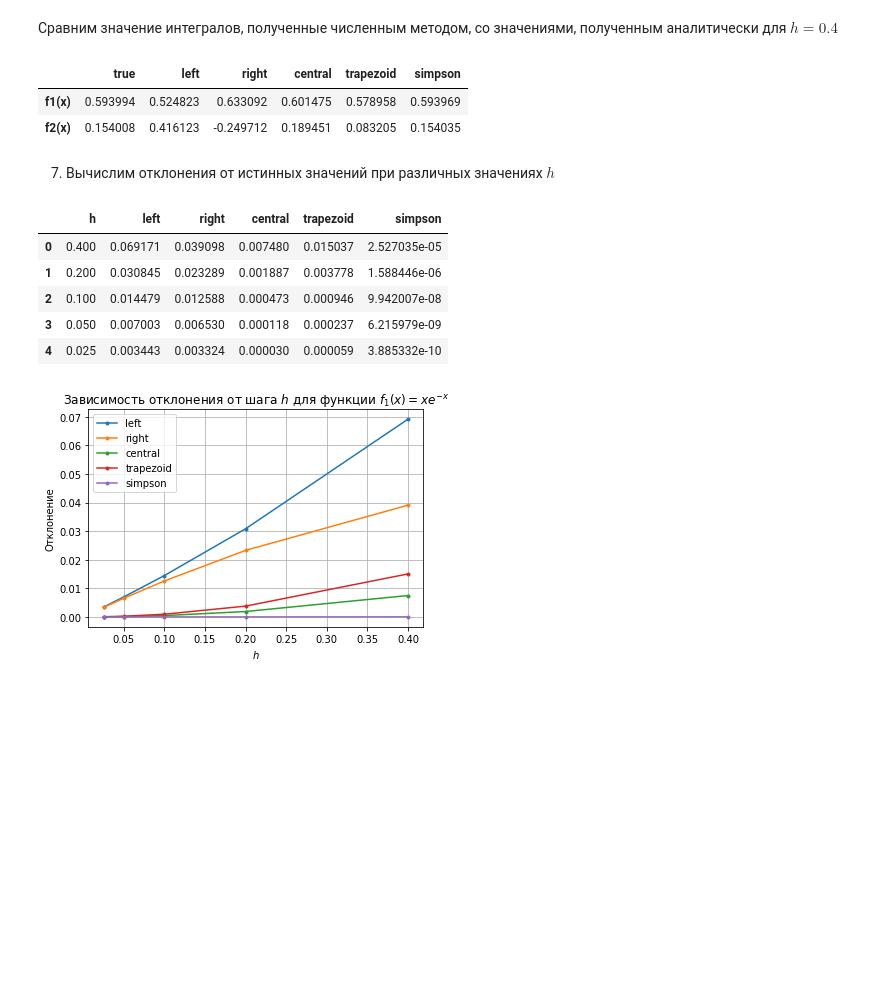
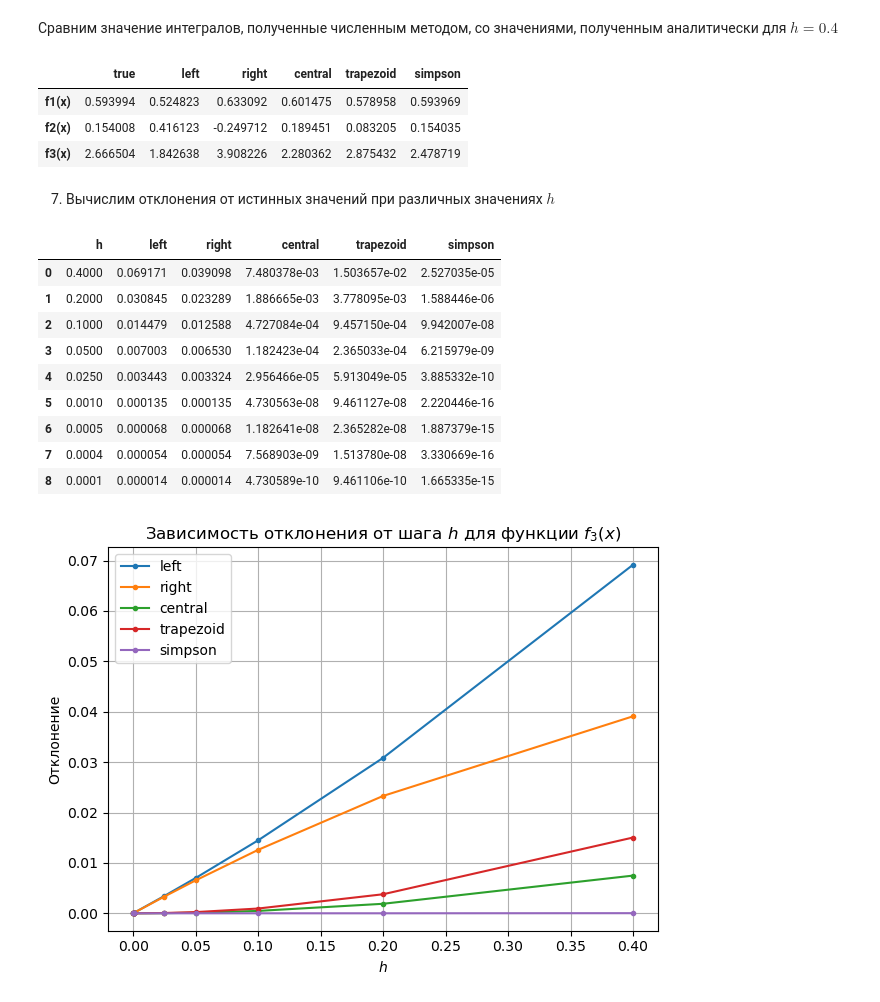
Before and after one commit to alexmoroz002/Appl-Math, a Jupyter notebook: lab-1_am.ipynb, the cells around one changed output. Drawn from its saved outputs; the diff is of its cells as text; code cells hidden in the pictures; blank space fills up the shorter version.

```diff
--- a/lab-1_am.ipynb
+++ b/lab-1_am.ipynb
@@ -271,46 +283,54 @@ int_res = pd.DataFrame({'true': [], 'left':[], 'right':[], 'central':[], 'trapez
 int_methods = [left_int, right_int, central_int, trapezoid_int, simpson_int]
 int_res.loc[len(int_res)] = [f1_int()] + [integrate(f1, method, h) for method in int_methods]
 int_res.loc[len(int_res)] = [f2_int()] + [integrate(f2, method, h) for method in int_methods]
-int_res.index = ['f1(x)', 'f2(x)']
+int_res.loc[len(int_res)] = [f3_int()] + [integrate(f3, method, h) for method in int_methods]
+int_res.index = ['f1(x)', 'f2(x)', 'f3(x)']
 int_res
 # %% [output]
 |  | true | left | right | central | trapezoid | simpson |
 | f1(x) | 0.593994 | 0.524823 | 0.633092 | 0.601475 | 0.578958 | 0.593969 |
 | f2(x) | 0.154008 | 0.416123 | -0.249712 | 0.189451 | 0.083205 | 0.154035 |
+| f3(x) | 2.666504 | 1.842638 | 3.908226 | 2.280362 | 2.875432 | 2.478719 |
 # %% [markdown]
 7. Вычислим отклонения от истинных значений при различных значениях $h$
 # %%
 def integration_error(func, h, func_true):
     int_methods = [left_int, right_int, central_int, trapezoid_int, simpson_int]
-    return [abs(integrate(func, method, h) - func_true) for method in int_methods]
+    u = [abs(integrate(func, method, h) - func_true) for method in int_methods]
+    return u
 # %%
 diffs_f1 = pd.DataFrame({'h':[], 'left':[], 'right':[], 'central':[], 'trapezoid': [], 'simpson': []})
-h_vars = [0.4, 0.2, 0.1, 0.05, 0.025]
+h_vars = [0.4, 0.2, 0.1, 0.05, 0.025, 0.001, 0.0005, 0.0004, 0.0001]
 for h_var in h_vars:
   diffs_f1.loc[len(diffs_f1.index)] = [h_var] + integration_error(f1, h_var, f1_int())
 diffs_f1
 # %% [output]
 |  | h | left | right | central | trapezoid | simpson |
-| 0 | 0.400 | 0.069171 | 0.039098 | 0.007480 | 0.015037 | 2.527035e-05 |
-| 1 | 0.200 | 0.030845 | 0.023289 | 0.001887 | 0.003778 | 1.588446e-06 |
-| 2 | 0.100 | 0.014479 | 0.012588 | 0.000473 | 0.000946 | 9.942007e-08 |
-| 3 | 0.050 | 0.007003 | 0.006530 | 0.000118 | 0.000237 | 6.215979e-09 |
-| 4 | 0.025 | 0.003443 | 0.003324 | 0.000030 | 0.000059 | 3.885332e-10 |
+| 0 | 0.4000 | 0.069171 | 0.039098 | 7.480378e-03 | 1.503657e-02 | 2.527035e-05 |
+| 1 | 0.2000 | 0.030845 | 0.023289 | 1.886665e-03 | 3.778095e-03 | 1.588446e-06 |
+| 2 | 0.1000 | 0.014479 | 0.012588 | 4.727084e-04 | 9.457150e-04 | 9.942007e-08 |
+| 3 | 0.0500 | 0.007003 | 0.006530 | 1.182423e-04 | 2.365033e-04 | 6.215979e-09 |
+| 4 | 0.0250 | 0.003443 | 0.003324 | 2.956466e-05 | 5.913049e-05 | 3.885332e-10 |
+| 5 | 0.0010 | 0.000135 | 0.000135 | 4.730563e-08 | 9.461127e-08 | 2.220446e-16 |
+| 6 | 0.0005 | 0.000068 | 0.000068 | 1.182641e-08 | 2.365282e-08 | 1.887379e-15 |
+| 7 | 0.0004 | 0.000054 | 0.000054 | 7.568903e-09 | 1.513780e-08 | 3.330669e-16 |
+| 8 | 0.0001 | 0.000014 | 0.000014 | 4.730589e-10 | 9.461106e-10 | 1.665335e-15 |
 # %%
 x = diffs_f1['h']
 plt.plot(x, diffs_f1['left'], label="left", marker='.')
 plt.plot(x, diffs_f1['right'], label="right", marker='.')
 plt.plot(x, diffs_f1['central'], label="central", marker='.')
 plt.plot(x, diffs_f1['trapezoid'], label="trapezoid", marker='.')
 plt.plot(x, diffs_f1['simpson'], label="simpson", marker='.')
 
-plt.title("Зависимость отклонения от шага $h$ для функции $f_1(x) = xe^{-x}$")
+plt.title("Зависимость отклонения от шага $h$ для функции $f_3(x)$")
 plt.ylabel('Отклонение')
 plt.xlabel('$h$')
 plt.legend()
 plt.grid()
+plt.tight_layout()
 plt.show()
 # %% [output]
-[figure, old version]
+[figure, new version]
 # %%
 diffs_f2 = pd.DataFrame({'h':[], 'left':[], 'right':[], 'central':[], 'trapezoid': [], 'simpson': []})
```
Also changed, not shown: parts of 13 cells of this notebook.
